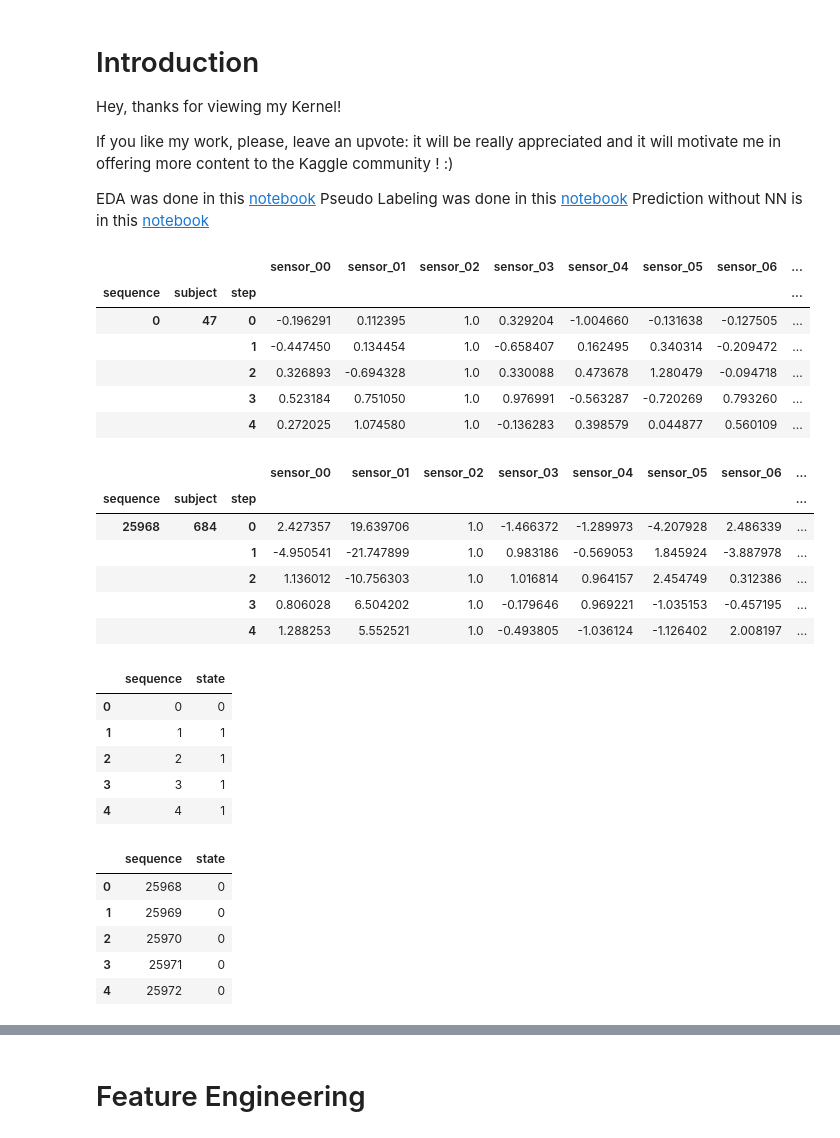
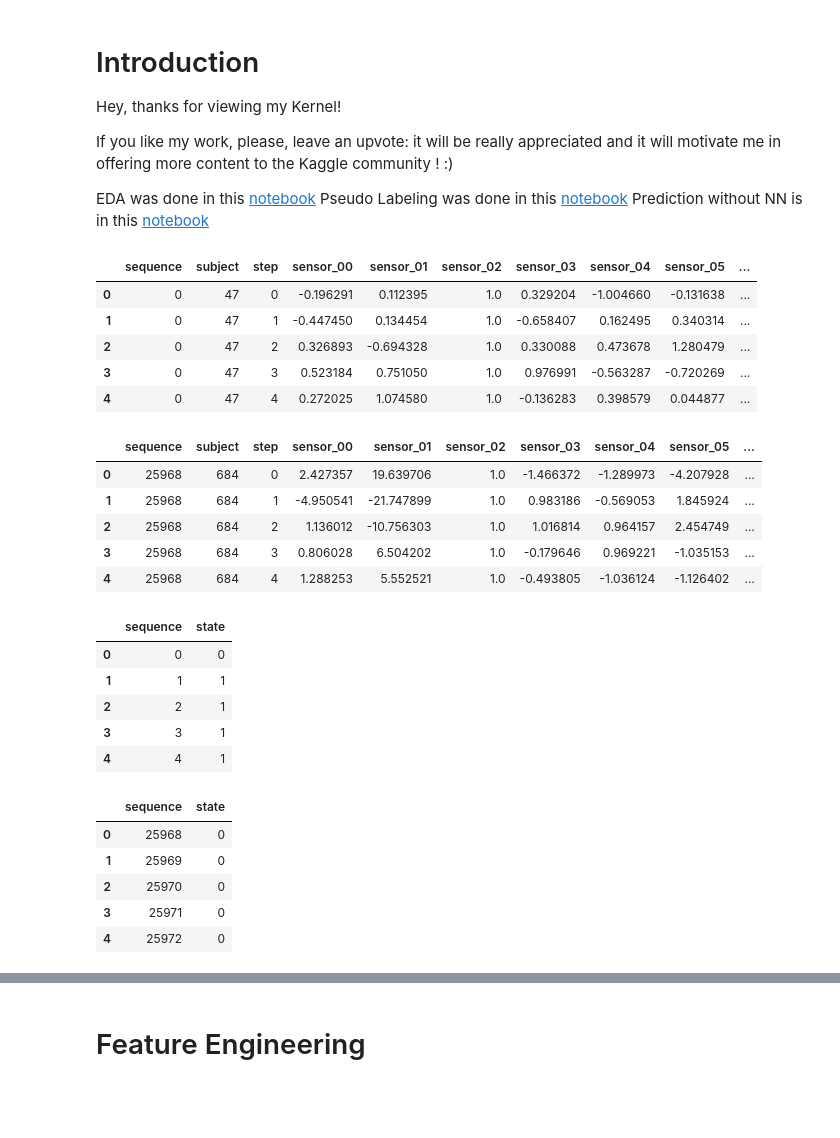
Before and after one commit to batamorphism/Kaggle, a Jupyter notebook: TPS2204/practice_PyCaret.ipynb, the cells around one changed output, grey strips where cells are left out. Cells and saved outputs as stored; diff of their text form; code cells hidden in the pictures; blank space fills up the shorter version.

```diff
--- a/TPS2204/practice_PyCaret.ipynb
+++ b/TPS2204/practice_PyCaret.ipynb
@@ -16,34 +16,32 @@ Prediction without NN is in this [notebook](https://www.kaggle.com/code/hasanbas
 # %%
 import pandas as pd
 import numpy as np
 import warnings
 
 warnings.simplefilter("ignore")
 # indexを指定しないと、PyCaretの予測結果がめちゃくちゃになる?
-train = pd.read_csv("../input/tabular-playground-series-apr-2022/train.csv", index_col=['sequence', 'subject', 'step'])
-test = pd.read_csv("../input/tabular-playground-series-apr-2022/test.csv", index_col=['sequence', 'subject', 'step'])
-labels = pd.read_csv("../input/tabular-playground-series-apr-2022/train_labels.csv")
+train = pd.read_csv("../input/tabular-playground-series-apr-2022/train.csv")
+test = pd.read_csv("../input/tabular-playground-series-apr-2022/test.csv")
+train_labels = pd.read_csv("../input/tabular-playground-series-apr-2022/train_labels.csv")
 sub = pd.read_csv("../input/tabular-playground-series-apr-2022/sample_submission.csv")
 
 display(train.head())
 display(test.head())
-display(labels.head())
+display(train_labels.head())
 display(sub.head())
 # %% [output]
-|  |  |  | sensor_00 | sensor_01 | sensor_02 | sensor_03 | sensor_04 | sensor_05 | sensor_06 | ... |
-| sequence | subject | step |  |  |  |  |  |  |  | ... |
-| 0 | 47 | 0 | -0.196291 | 0.112395 | 1.0 | 0.329204 | -1.004660 | -0.131638 | -0.127505 | ... |
-|  |  | 1 | -0.447450 | 0.134454 | 1.0 | -0.658407 | 0.162495 | 0.340314 | -0.209472 | ... |
-|  |  | 2 | 0.326893 | -0.694328 | 1.0 | 0.330088 | 0.473678 | 1.280479 | -0.094718 | ... |
-|  |  | 3 | 0.523184 | 0.751050 | 1.0 | 0.976991 | -0.563287 | -0.720269 | 0.793260 | ... |
-|  |  | 4 | 0.272025 | 1.074580 | 1.0 | -0.136283 | 0.398579 | 0.044877 | 0.560109 | ... |
+|  | sequence | subject | step | sensor_00 | sensor_01 | sensor_02 | sensor_03 | sensor_04 | sensor_05 | ... |
+| 0 | 0 | 47 | 0 | -0.196291 | 0.112395 | 1.0 | 0.329204 | -1.004660 | -0.131638 | ... |
+| 1 | 0 | 47 | 1 | -0.447450 | 0.134454 | 1.0 | -0.658407 | 0.162495 | 0.340314 | ... |
+| 2 | 0 | 47 | 2 | 0.326893 | -0.694328 | 1.0 | 0.330088 | 0.473678 | 1.280479 | ... |
+| 3 | 0 | 47 | 3 | 0.523184 | 0.751050 | 1.0 | 0.976991 | -0.563287 | -0.720269 | ... |
+| 4 | 0 | 47 | 4 | 0.272025 | 1.074580 | 1.0 | -0.136283 | 0.398579 | 0.044877 | ... |
-|  |  |  | sensor_00 | sensor_01 | sensor_02 | sensor_03 | sensor_04 | sensor_05 | sensor_06 | ... |
-| sequence | subject | step |  |  |  |  |  |  |  | ... |
-| 25968 | 684 | 0 | 2.427357 | 19.639706 | 1.0 | -1.466372 | -1.289973 | -4.207928 | 2.486339 | ... |
-|  |  | 1 | -4.950541 | -21.747899 | 1.0 | 0.983186 | -0.569053 | 1.845924 | -3.887978 | ... |
-|  |  | 2 | 1.136012 | -10.756303 | 1.0 | 1.016814 | 0.964157 | 2.454749 | 0.312386 | ... |
-|  |  | 3 | 0.806028 | 6.504202 | 1.0 | -0.179646 | 0.969221 | -1.035153 | -0.457195 | ... |
-|  |  | 4 | 1.288253 | 5.552521 | 1.0 | -0.493805 | -1.036124 | -1.126402 | 2.008197 | ... |
+|  | sequence | subject | step | sensor_00 | sensor_01 | sensor_02 | sensor_03 | sensor_04 | sensor_05 | ... |
+| 0 | 25968 | 684 | 0 | 2.427357 | 19.639706 | 1.0 | -1.466372 | -1.289973 | -4.207928 | ... |
+| 1 | 25968 | 684 | 1 | -4.950541 | -21.747899 | 1.0 | 0.983186 | -0.569053 | 1.845924 | ... |
+| 2 | 25968 | 684 | 2 | 1.136012 | -10.756303 | 1.0 | 1.016814 | 0.964157 | 2.454749 | ... |
+| 3 | 25968 | 684 | 3 | 0.806028 | 6.504202 | 1.0 | -0.179646 | 0.969221 | -1.035153 | ... |
+| 4 | 25968 | 684 | 4 | 1.288253 | 5.552521 | 1.0 | -0.493805 | -1.036124 | -1.126402 | ... |
 |  | sequence | state |
 | 0 | 0 | 0 |
 | 1 | 1 | 1 |
```
Also changed, not shown: parts of 27 cells of this notebook.
